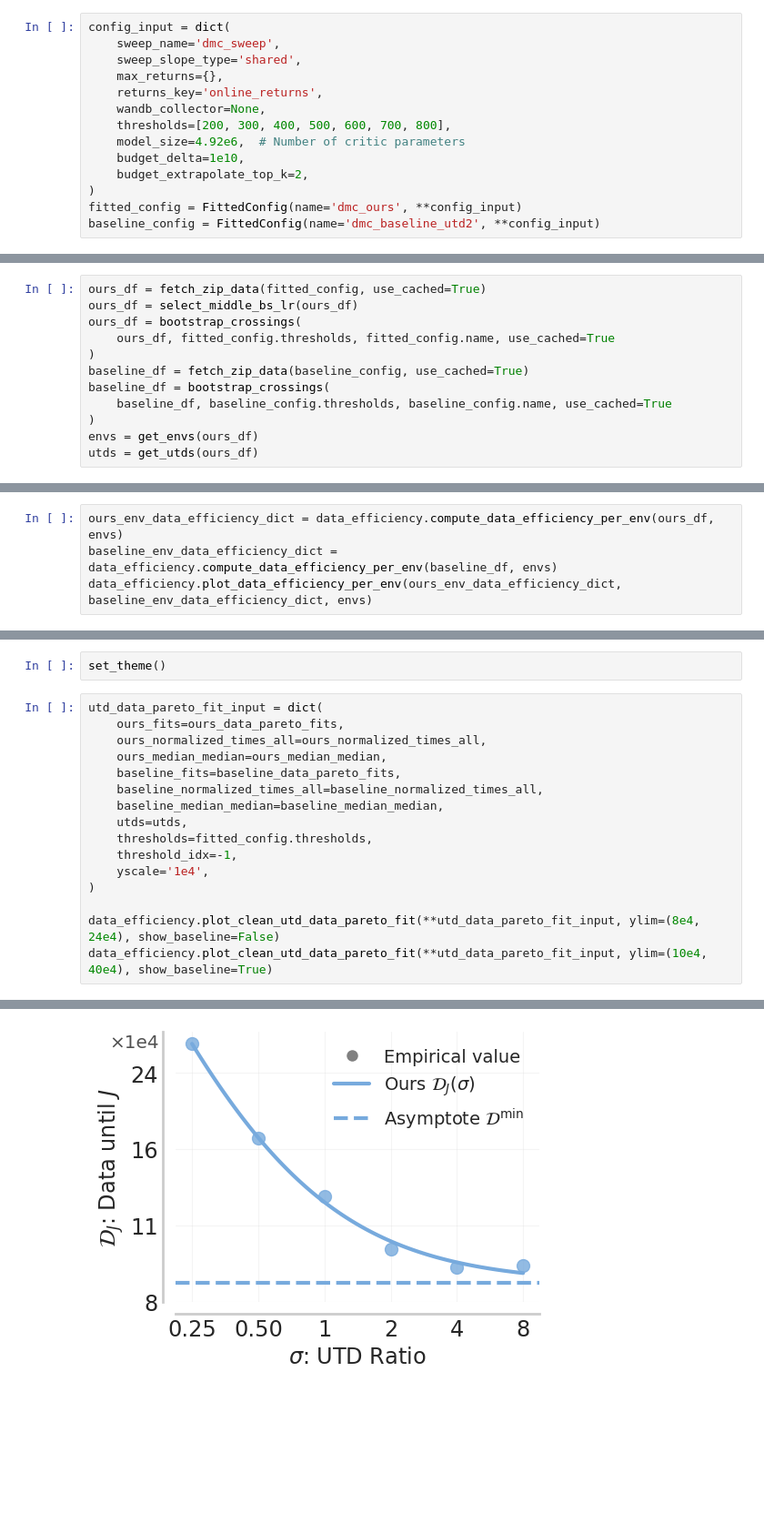
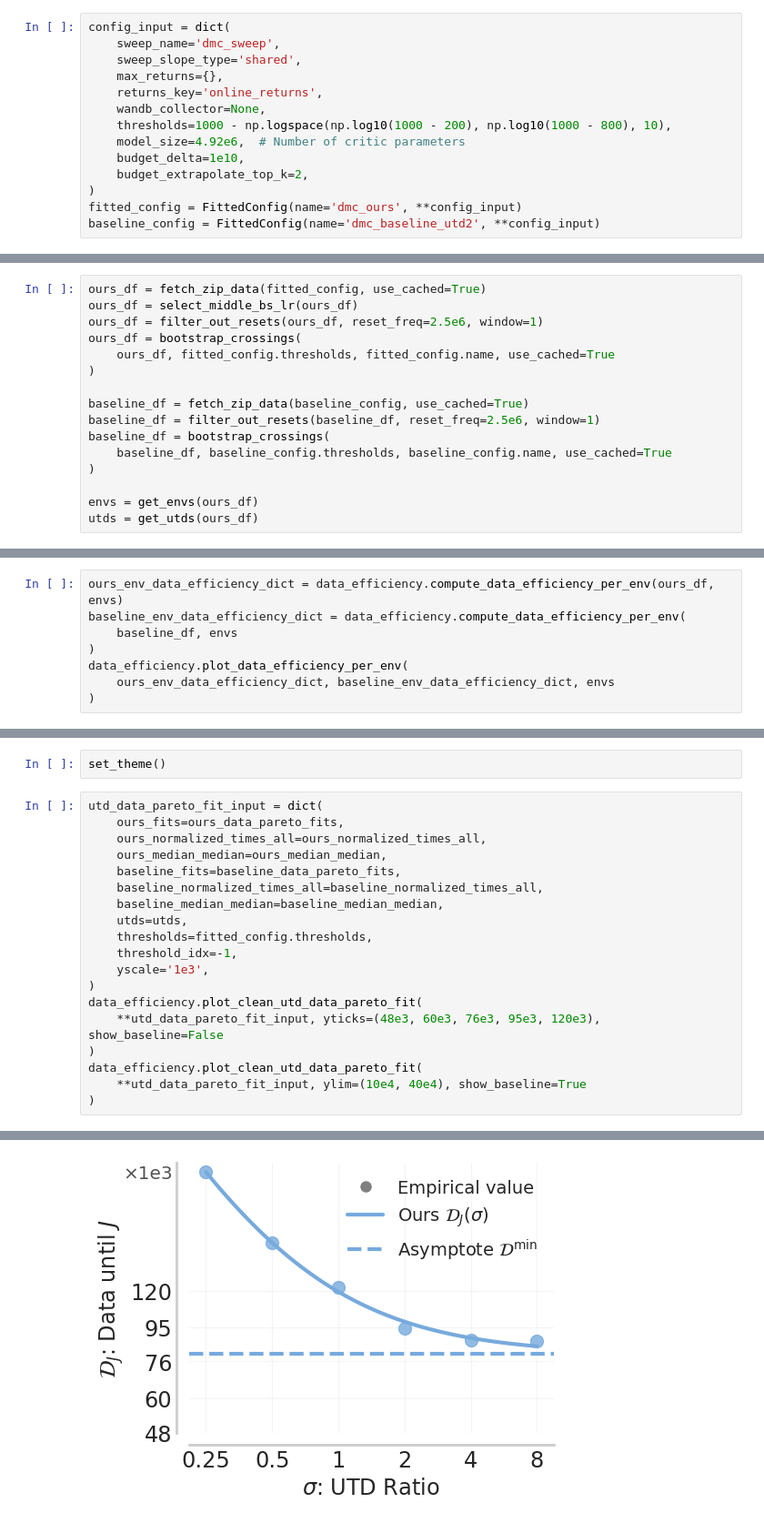
Before and after one commit to prestonfu/qscaled, a Jupyter notebook: experiments/2_fitted/dmc_explore.ipynb, the cells around one changed output, grey strips where cells are left out. Shown at 91% size. Drawn from its saved outputs; the diff is of its cells as text; blank space fills up the shorter version.

```diff
--- a/experiments/2_fitted/dmc_explore.ipynb
+++ b/experiments/2_fitted/dmc_explore.ipynb
@@ -25,7 +33,7 @@ config_input = dict(
     max_returns={},
     returns_key='online_returns',
     wandb_collector=None,
-    thresholds=[200, 300, 400, 500, 600, 700, 800],
+    thresholds=1000 - np.logspace(np.log10(1000 - 200), np.log10(1000 - 800), 10),
     model_size=4.92e6,  # Number of critic parameters
     budget_delta=1e10,
     budget_extrapolate_top_k=2,
@@ -39,13 +47,17 @@ be deterministic.
 # %%
 ours_df = fetch_zip_data(fitted_config, use_cached=True)
 ours_df = select_middle_bs_lr(ours_df)
+ours_df = filter_out_resets(ours_df, reset_freq=2.5e6, window=1)
 ours_df = bootstrap_crossings(
     ours_df, fitted_config.thresholds, fitted_config.name, use_cached=True
 )
+
 baseline_df = fetch_zip_data(baseline_config, use_cached=True)
+baseline_df = filter_out_resets(baseline_df, reset_freq=2.5e6, window=1)
 baseline_df = bootstrap_crossings(
     baseline_df, baseline_config.thresholds, baseline_config.name, use_cached=True
 )
+
 envs = get_envs(ours_df)
 utds = get_utds(ours_df)
 # %% [output]
@@ -60,5 +72,9 @@ learning_curves.plot_per_env_utd(ours_df, baseline_df, fitted_config.thresholds)
 # %%
 ours_env_data_efficiency_dict = data_efficiency.compute_data_efficiency_per_env(ours_df, envs)
-baseline_env_data_efficiency_dict = data_efficiency.compute_data_efficiency_per_env(baseline_df, envs)
-data_efficiency.plot_data_efficiency_per_env(ours_env_data_efficiency_dict, baseline_env_data_efficiency_dict, envs)
+baseline_env_data_efficiency_dict = data_efficiency.compute_data_efficiency_per_env(
+    baseline_df, envs
+)
+data_efficiency.plot_data_efficiency_per_env(
+    ours_env_data_efficiency_dict, baseline_env_data_efficiency_dict, envs
+)
 # %% [output]
@@ -118,9 +134,12 @@ utd_data_pareto_fit_input = dict(
     utds=utds,
     thresholds=fitted_config.thresholds,
     threshold_idx=-1,
-    yscale='1e4',
+    yscale='1e3',
 )
-
-data_efficiency.plot_clean_utd_data_pareto_fit(**utd_data_pareto_fit_input, ylim=(8e4, 24e4), show_baseline=False)
-data_efficiency.plot_clean_utd_data_pareto_fit(**utd_data_pareto_fit_input, ylim=(10e4, 40e4), show_baseline=True)
+data_efficiency.plot_clean_utd_data_pareto_fit(
+    **utd_data_pareto_fit_input, yticks=(48e3, 60e3, 76e3, 95e3, 120e3), show_baseline=False
+)
+data_efficiency.plot_clean_utd_data_pareto_fit(
+    **utd_data_pareto_fit_input, ylim=(10e4, 40e4), show_baseline=True
+)
 # %% [output]
@@ -129 +148 @@ Ours: D_J = 8.74e+04 * (1 + (σ/0.65)**(-1.09))
-[figure, old version]
+[figure, new version]
```
Also changed, not shown: parts of 10 cells of this notebook, 22 other files.
